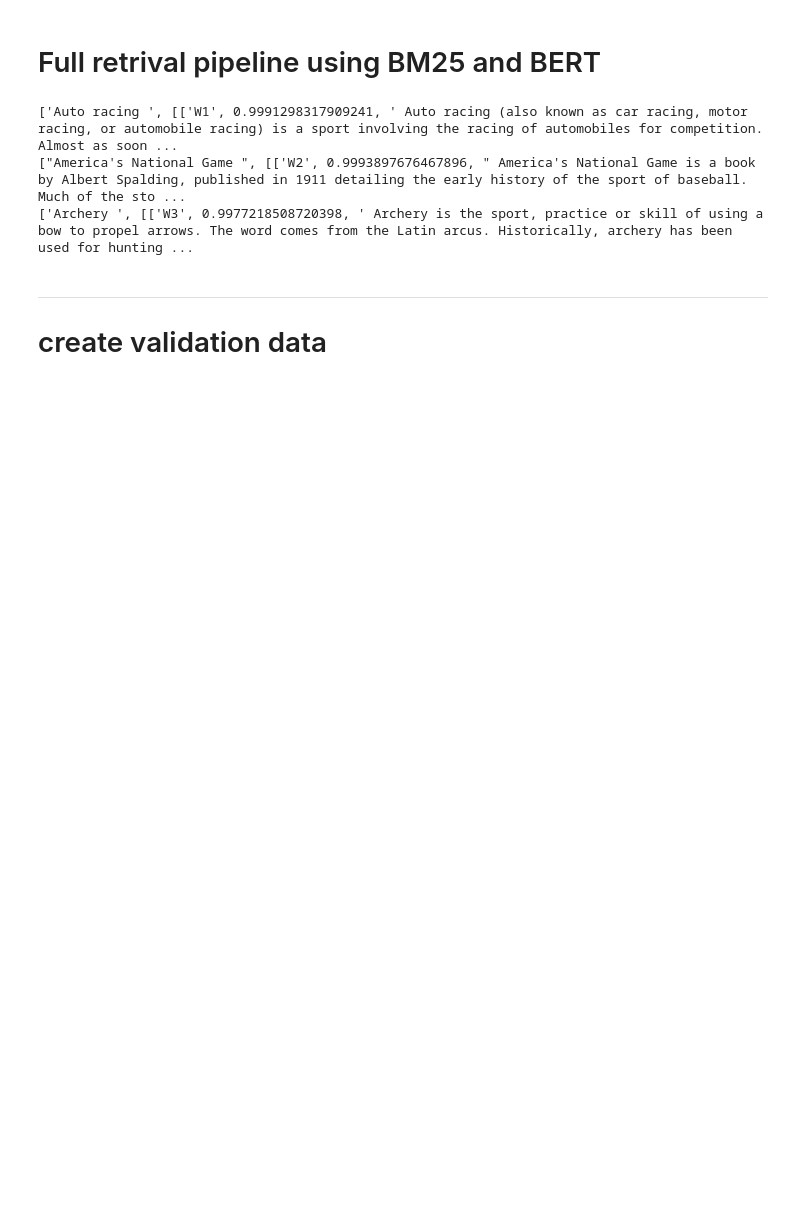
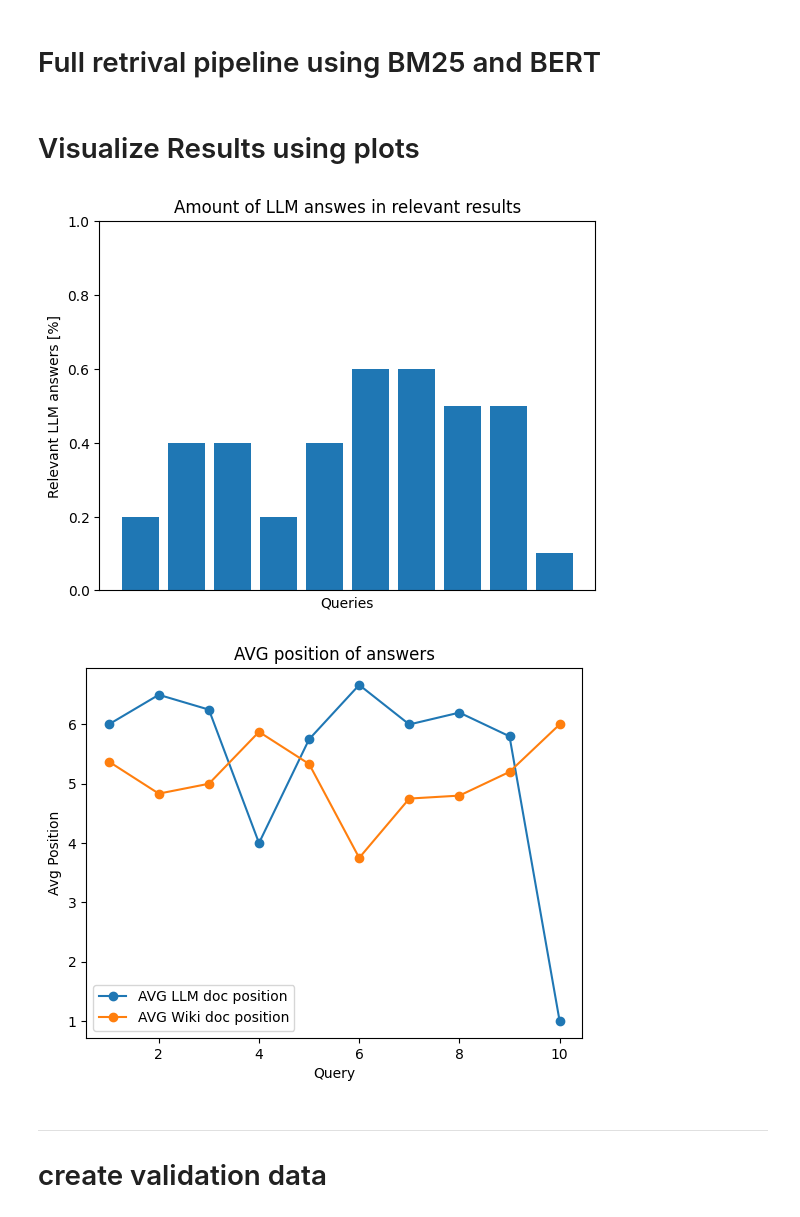
Before and after one commit to zanflo/AdvancedInformationRetrieval, a Jupyter notebook: project.ipynb, the cells around one changed output. Cells and saved outputs as stored; diff of their text form; code cells hidden in the pictures; blank space fills up the shorter version.

Commit message:
implemented result visualsation

```diff
--- a/project.ipynb
+++ b/project.ipynb
@@ -433,20 +439,19 @@ class Pipeline:
                 queries_list.append(split[0])
         return queries_list
 
-    def calculate_metrics(self):
-        ranked_document_list = []
+    def run_queries(self):
+        ret = []
         for query in self.queries[:self.amount_of_queries]:
-            curr_results = self.retrieve_relevant_documents(query)
-            print(curr_results)
+            ret.append((query, self.retrieve_relevant_documents(query)))
+
+        return ret
 # %%
-pip = Pipeline(3, 3)
+pip = Pipeline(10, 10)
 
 # ranked_document_list = pip.retrieve_relevant_documents("formula one is no fun")
 # for doc in ranked_document_list:
 #    print(doc)
 
-pip.calculate_metrics()
+results = pip.run_queries()
-# %% [output]
-['Auto racing ', [['W1', 0.9991298317909241, ' Auto racing (also known as car racing, motor racing, or automobile racing) is a sport involving the racing of automobiles for competition. Almost as soon ...
-["America's National Game ", [['W2', 0.9993897676467896, " America's National Game is a book by Albert Spalding, published in 1911 detailing the early history of the sport of baseball. Much of the sto ...
-['Archery ', [['W3', 0.9977218508720398, ' Archery is the sport, practice or skill of using a bow to propel arrows. The word comes from the Latin arcus. Historically, archery has been used for hunting ...
+# %% [markdown]
+# Visualize Results using plots
@@ -453,3 +553,9 @@ pip.calculate_metrics()
+# %%
+display_percent_relevant_llm_answers(results, 10)
+display_avg_positioning_of_llm_and_wiki_answers(results, 10)
+# %% [output]
+[figure, added]
+[figure, added]
 # %% [markdown]
 ---
 # create validation data
```
Also changed, not shown: parts of 3 cells of this notebook, 2 other files.
